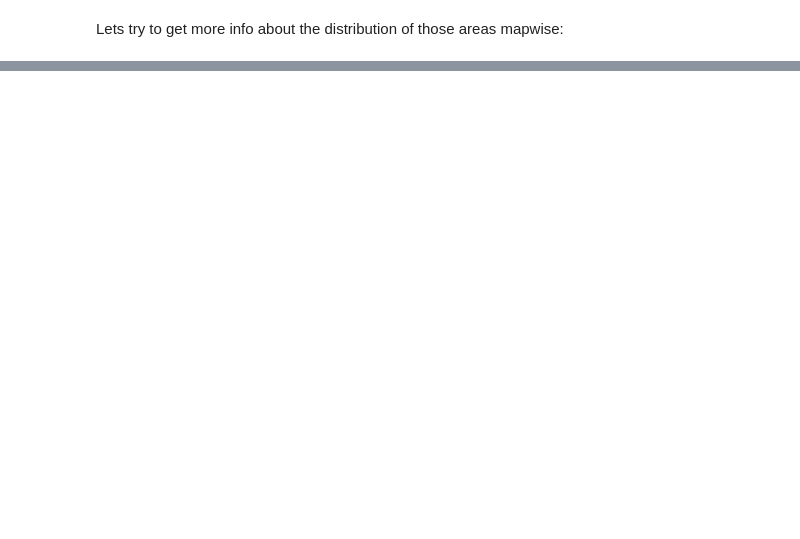
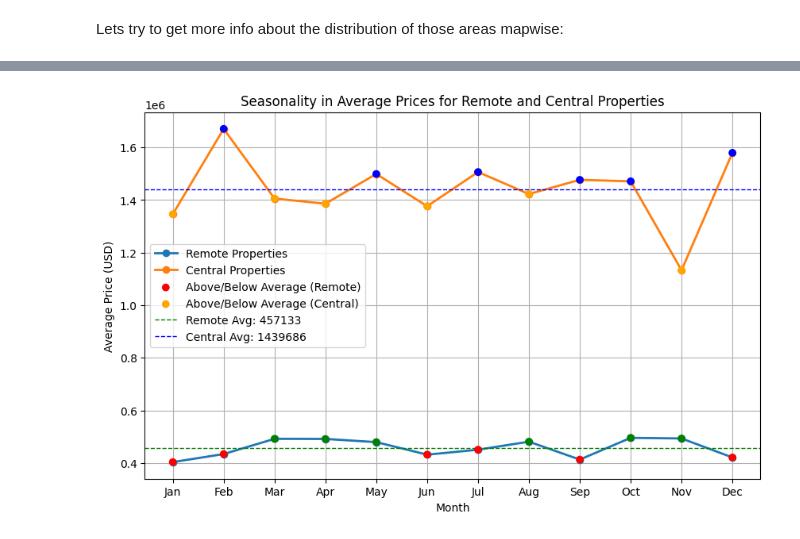
Before and after one commit to ImpromptuCode/dp-eda-project, a Jupyter notebook: test.ipynb, the cells around one changed output, grey strips where cells are left out. Cells and saved outputs as stored; diff of their text form; code cells hidden in the pictures; blank space fills up the shorter version.

```diff
--- a/test.ipynb
+++ b/test.ipynb
@@ -188,0 +242,44 @@ Lets try to get more info about the distribution of those areas mapwise:
+# %%
+import numpy as np
+
+# Calculate the average prices
+avg_remote_price = monthly_avg_price_remote.mean()
+avg_central_price = monthly_avg_price.mean()
+
+# Plot the monthly average prices
+plt.figure(figsize=(10, 6))
+plt.plot(monthly_avg_price_remote.index, monthly_avg_price_remote.values, marker='o', linestyle='-', linewidth=2, label='Remote Properties')
+plt.plot(monthly_avg_price.index, monthly_avg_price.values, marker='o', linestyle='-', linewidth=2, label='Central Properties')
+
+# Highlight above-average and below-average values for remote properties
+plt.scatter(
+    monthly_avg_price_remote.index,
+    monthly_avg_price_remote.values,
+    c=np.where(monthly_avg_price_remote.values > avg_remote_price, 'green', 'red'),
+    label='Above/Below Average (Remote)',
+    zorder=5
+)
+
+# Highlight above-average and below-average values for central properties
+plt.scatter(
+    monthly_avg_price.index,
+    monthly_avg_price.values,
+    c=np.where(monthly_avg_price.values > avg_central_price, 'blue', 'orange'),
+    label='Above/Below Average (Central)',
+    zorder=5
+)
+
+# Add horizontal lines to indicate average prices
+plt.axhline(avg_remote_price, color='green', linestyle='--', linewidth=1, label=f'Remote Avg: {avg_remote_price:.0f}')
+plt.axhline(avg_central_price, color='blue', linestyle='--', linewidth=1, label=f'Central Avg: {avg_central_price:.0f}')
+
+# Add labels, title, and legend
+plt.title("Seasonality in Average Prices for Remote and Central Properties")
+plt.xlabel("Month")
+plt.ylabel("Average Price (USD)")
+plt.xticks(range(1, 13), ['Jan', 'Feb', 'Mar', 'Apr', 'May', 'Jun', 'Jul', 'Aug', 'Sep', 'Oct', 'Nov', 'Dec'])
+plt.grid(True)
+plt.legend()
+plt.show()
+# %% [output]
+[figure, added]
```
Also changed, not shown: parts of 6 cells of this notebook.
